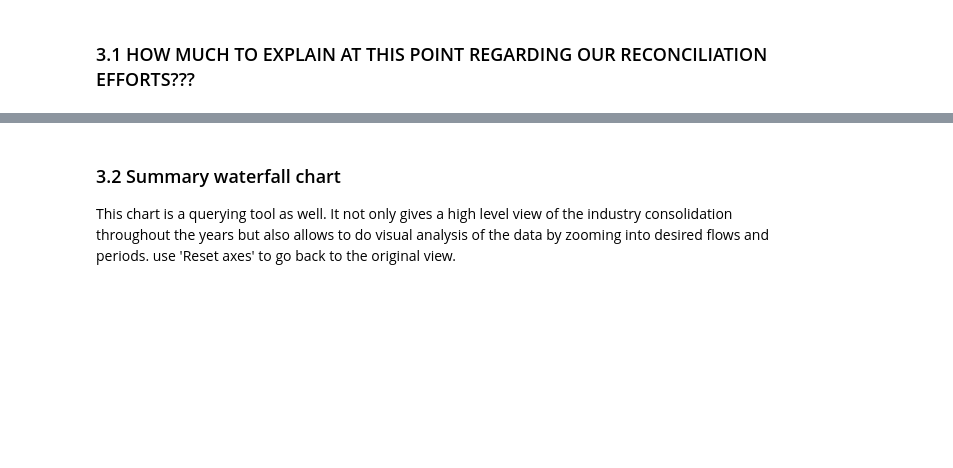
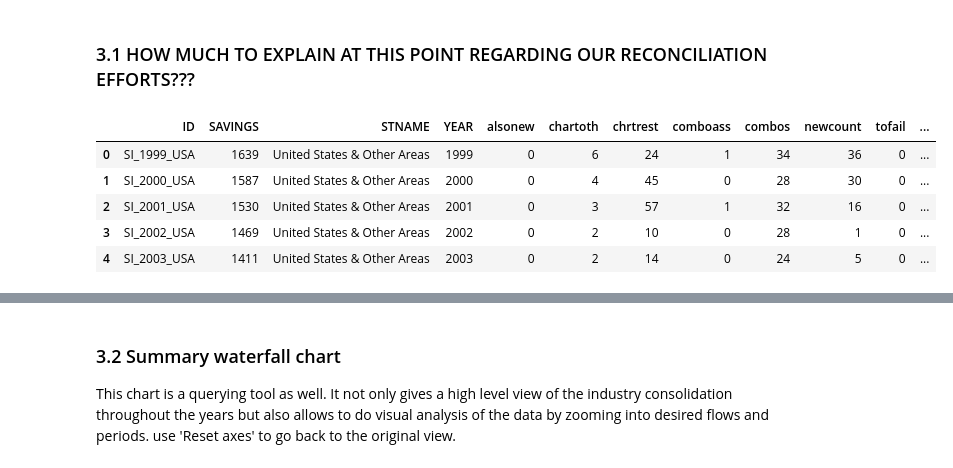
Before and after one commit to allaccountstaken/fdic_banks_eda, a Jupyter notebook: notebooks/summary_report/banks_eda.ipynb, the cells around one changed output, grey strips where cells are left out. Cells and saved outputs as stored; diff of their text form; code cells hidden in the pictures; blank space fills up the shorter version.

```diff
--- a/notebooks/summary_report/banks_eda.ipynb
+++ b/notebooks/summary_report/banks_eda.ipynb
@@ -266,0 +370,19 @@ pio.templates.default = "seaborn"
+# %%
+# Load Individual Cert Change Datasets
+new_institutions = pd.read_csv("../../data/New_Institutions_10_21_2021.csv")
+liquidations = pd.read_csv('../../data/Liquidations_10_21_2021.csv')
+combinations = pd.read_csv('../../data/Business_Combinations_10_21_2021.csv')
+failures = pd.read_csv('../../data/Business_Combinations_-_Failures_10_21_2021.csv')
+
+# Load Summary Tables
+commercial_banks_sum = pd.read_csv('../../data/cb_structure.csv')
+savings_institutions_sum = pd.read_csv('../../data/si_structure.csv')
+
+savings_institutions_sum.head()
+# %% [output]
+|  | ID | SAVINGS | STNAME | YEAR | alsonew | chartoth | chrtrest | comboass | combos | newcount | tofail | ... |
+| 0 | SI_1999_USA | 1639 | United States & Other Areas | 1999 | 0 | 6 | 24 | 1 | 34 | 36 | 0 | ... |
+| 1 | SI_2000_USA | 1587 | United States & Other Areas | 2000 | 0 | 4 | 45 | 0 | 28 | 30 | 0 | ... |
+| 2 | SI_2001_USA | 1530 | United States & Other Areas | 2001 | 0 | 3 | 57 | 1 | 32 | 16 | 0 | ... |
+| 3 | SI_2002_USA | 1469 | United States & Other Areas | 2002 | 0 | 2 | 10 | 0 | 28 | 1 | 0 | ... |
+| 4 | SI_2003_USA | 1411 | United States & Other Areas | 2003 | 0 | 2 | 14 | 0 | 24 | 5 | 0 | ... |
```
Also changed, not shown: parts of 15 cells of this notebook, 1 other file.
